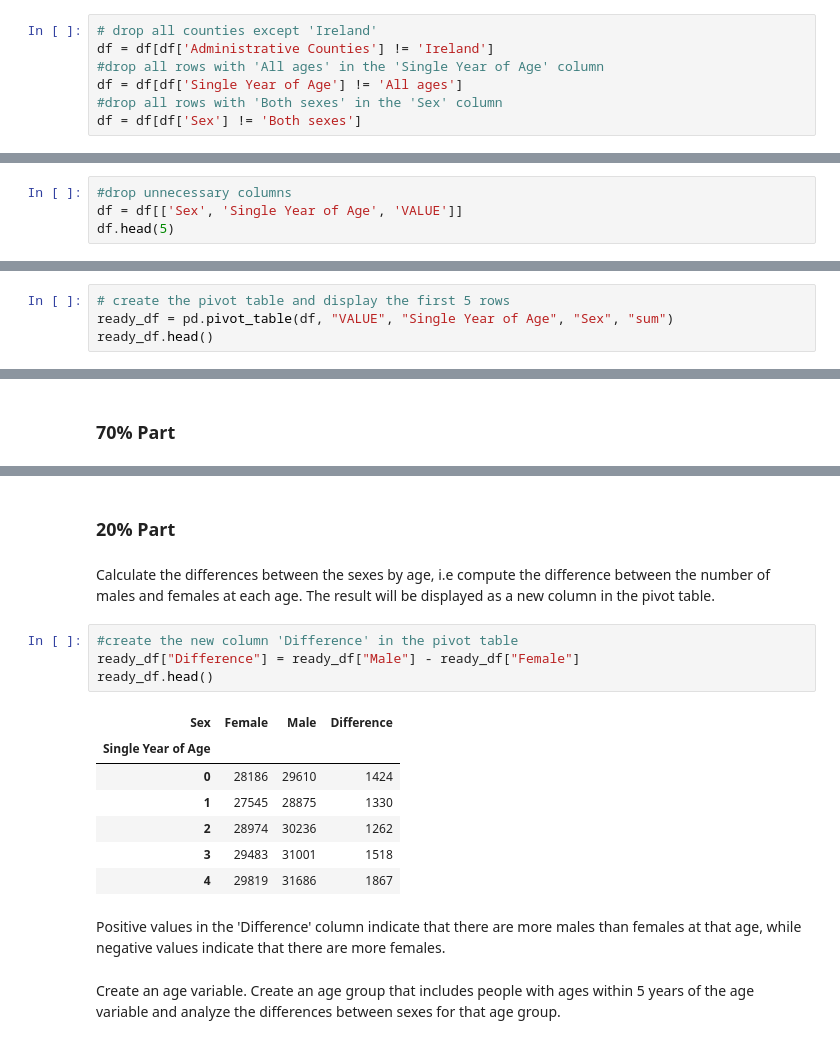
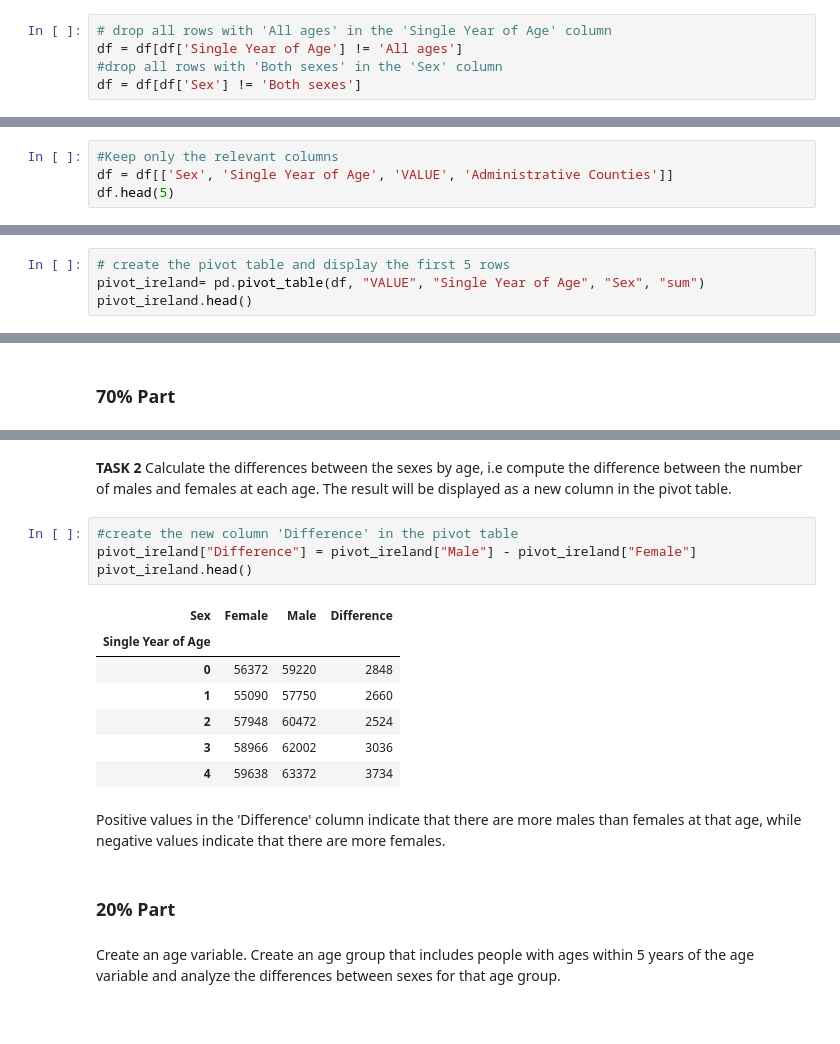
Before and after one commit to AnnaLozenko/PFDA_assignments, a Jupyter notebook: assignment05-population.ipynb, the cells around one changed output, grey strips where cells are left out. Saved outputs shown, nothing was run; the diff lists cells and outputs as text.

Commit message:
assignment 5 population corrections and improvements. Completed last part (10%).

```diff
--- a/assignment05-population.ipynb
+++ b/assignment05-population.ipynb
@@ -30,9 +44,7 @@ print(df.head(5))
 # %% [markdown]
 Drop unnecessary row values from the dataframe, as we are interested in Ireland only, and specific age groups and sexes.
 # %%
-# drop all counties except 'Ireland'
-df = df[df['Administrative Counties'] != 'Ireland']
-#drop all rows with 'All ages' in the 'Single Year of Age' column
+# drop all rows with 'All ages' in the 'Single Year of Age' column
 df = df[df['Single Year of Age'] != 'All ages']
 #drop all rows with 'Both sexes' in the 'Sex' column
 df = df[df['Sex'] != 'Both sexes']
@@ -49,7 +110,3 @@ df.columns.values.tolist()
  'Administrative Counties',
  'UNIT',
  'VALUE']
-# %%
-#drop unnecessary columns
-df = df[['Sex', 'Single Year of Age', 'VALUE']]
-df.head(5)
@@ -98,0 +113,4 @@ Create a pivot table with clean data and save it to a new CSV file. The pivot ta
+# %%
+#Keep only the relevant columns
+df = df[['Sex', 'Single Year of Age', 'VALUE', 'Administrative Counties']]
+df.head(5)
@@ -99,7 +137,7 @@ Create a pivot table with clean data and save it to a new CSV file. The pivot ta
 # %%
 # create the pivot table and display the first 5 rows
-ready_df = pd.pivot_table(df, "VALUE", "Single Year of Age", "Sex", "sum")
-ready_df.head()
+pivot_ireland= pd.pivot_table(df, "VALUE", "Single Year of Age", "Sex", "sum")
+pivot_ireland.head()
 # %% [output]
 | Sex | Female | Male |
 | Single Year of Age |  |  |
@@ -129,24 +165,25 @@ wm_male = (ready_df.index * ready_df["Male"]).sum() / ready_df["Male"].sum()
 print("Weighted mean age for males:", wm_male)
 # %% [output]
 Weighted mean age for males: 37.7394477371039
-# %% [markdown]
-### 20% Part
 # %% [markdown]
+**TASK 2**
 Calculate the differences between the sexes by age, i.e compute the difference between the number of males and females at each age. The result will be displayed as a new column in the pivot table.
 # %%
 #create the new column 'Difference' in the pivot table
-ready_df["Difference"] = ready_df["Male"] - ready_df["Female"]
-ready_df.head()
+pivot_ireland["Difference"] = pivot_ireland["Male"] - pivot_ireland["Female"]
+pivot_ireland.head()
 # %% [output]
 | Sex | Female | Male | Difference |
 | Single Year of Age |  |  |  |
-| 0 | 28186 | 29610 | 1424 |
-| 1 | 27545 | 28875 | 1330 |
-| 2 | 28974 | 30236 | 1262 |
-| 3 | 29483 | 31001 | 1518 |
-| 4 | 29819 | 31686 | 1867 |
+| 0 | 56372 | 59220 | 2848 |
+| 1 | 55090 | 57750 | 2660 |
+| 2 | 57948 | 60472 | 2524 |
+| 3 | 58966 | 62002 | 3036 |
+| 4 | 59638 | 63372 | 3734 |
 # %% [markdown]
 Positive values in the 'Difference' column indicate that there are more males than females at that age, while negative values indicate that there are more females.
+# %% [markdown]
+### 20% Part
 # %% [markdown]
 Create an age variable. Create an age group that includes people with ages within 5 years of the age variable and analyze the differences between sexes for that age group.
 # %%
```
Also changed, not shown: parts of 40 cells of this notebook.
